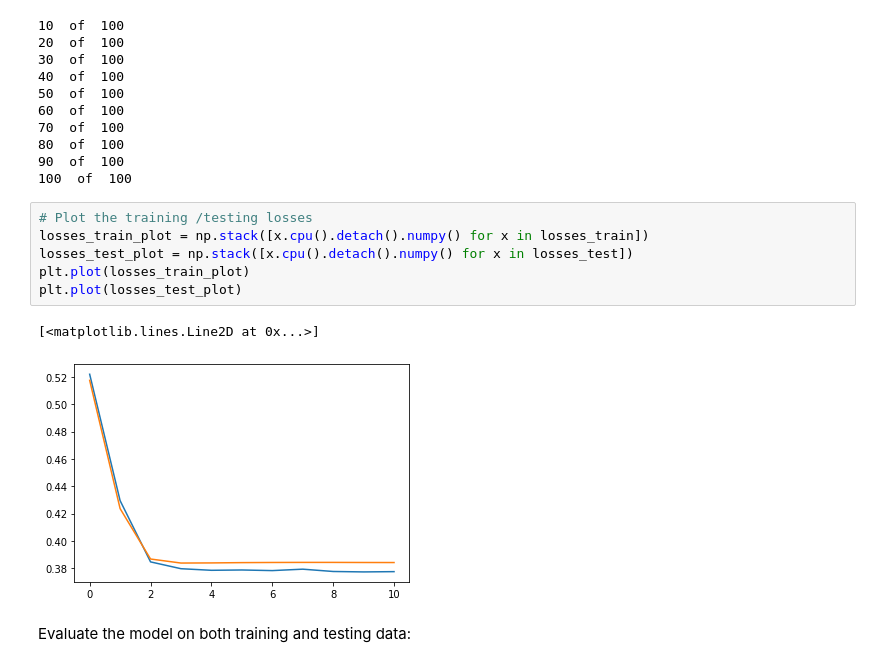
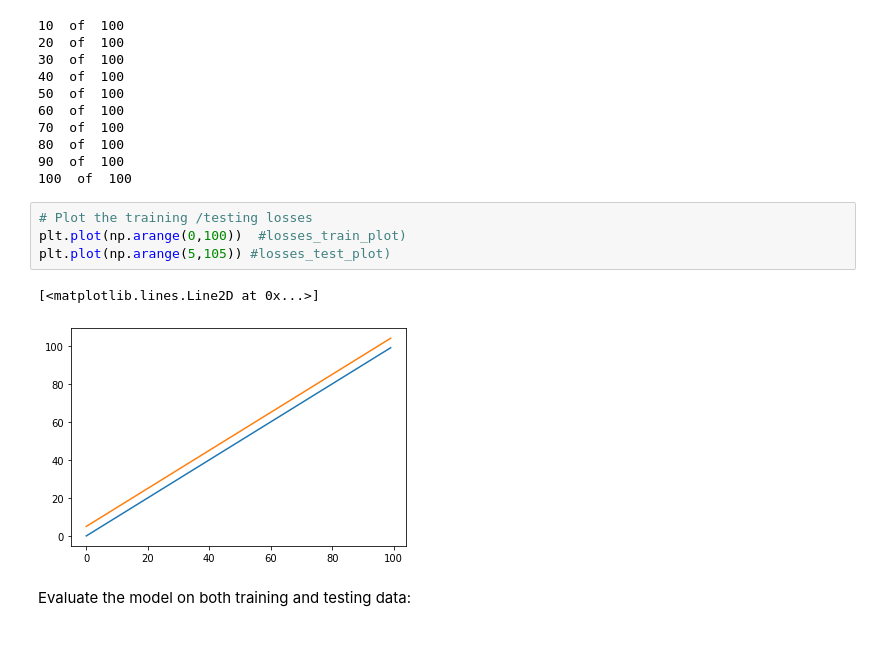
Before and after one commit to guyawn/FoodInspections, a Jupyter notebook: 6_AllModels.ipynb, the cells around one changed output. Cells and saved outputs as stored; diff of their text form.

Commit message:
Change plot
Updated a plot for a demo of ReviewNB

```diff
--- a/6_AllModels.ipynb
+++ b/6_AllModels.ipynb
@@ -193,15 +195,13 @@ for i in range(0, epochs+1):
 80  of  100
 90  of  100
 100  of  100
-# %%
-# Plot the training /testing losses
-losses_train_plot = np.stack([x.cpu().detach().numpy() for x in losses_train])
-losses_test_plot = np.stack([x.cpu().detach().numpy() for x in losses_test])
-plt.plot(losses_train_plot)
-plt.plot(losses_test_plot)
-# %% [output]
-[<matplotlib.lines.Line2D at 0x...>]
-[figure, removed]
+# %%
+# Plot the training /testing losses
+plt.plot(np.arange(0,100))  #losses_train_plot)
+plt.plot(np.arange(5,105)) #losses_test_plot)
+# %% [output]
+[<matplotlib.lines.Line2D at 0x...>]
+[figure, added]
 # %% [markdown]
 Evaluate the model on both training and testing data:
 # %%
```
Also changed, not shown: parts of 1 cell of this notebook.
